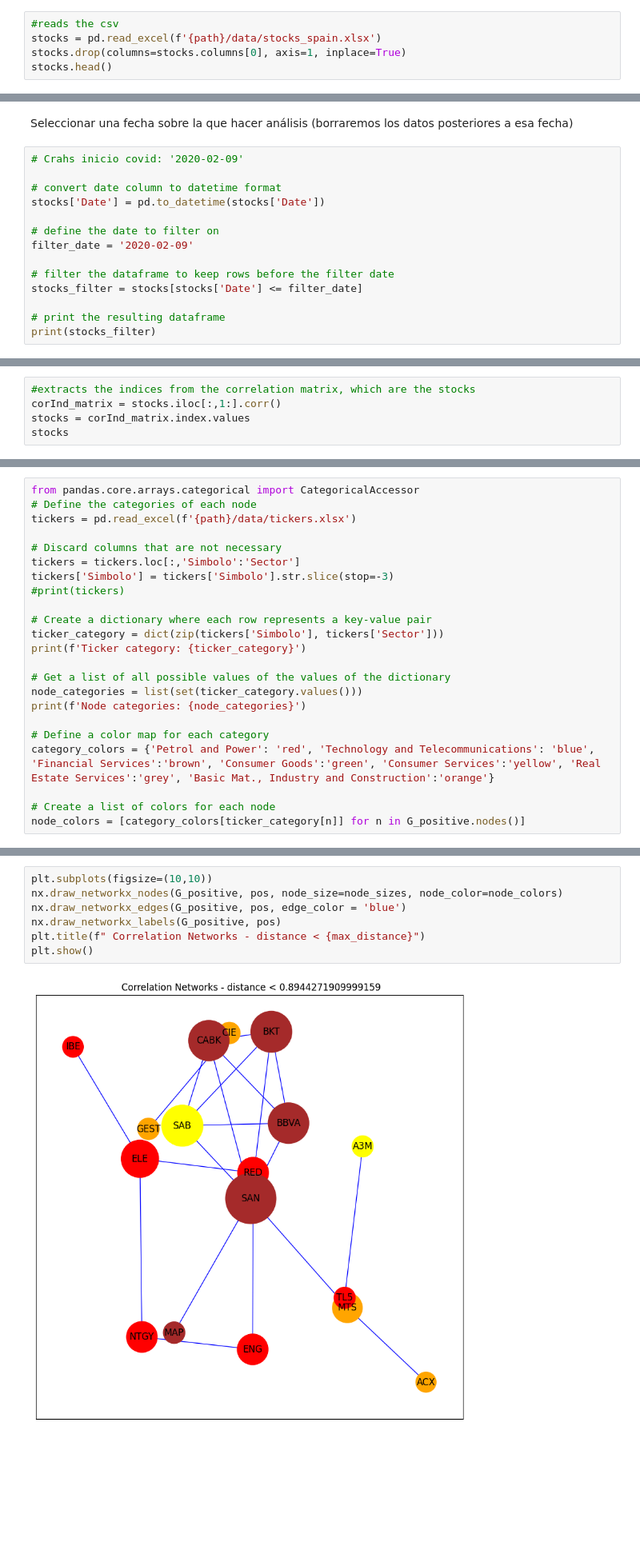
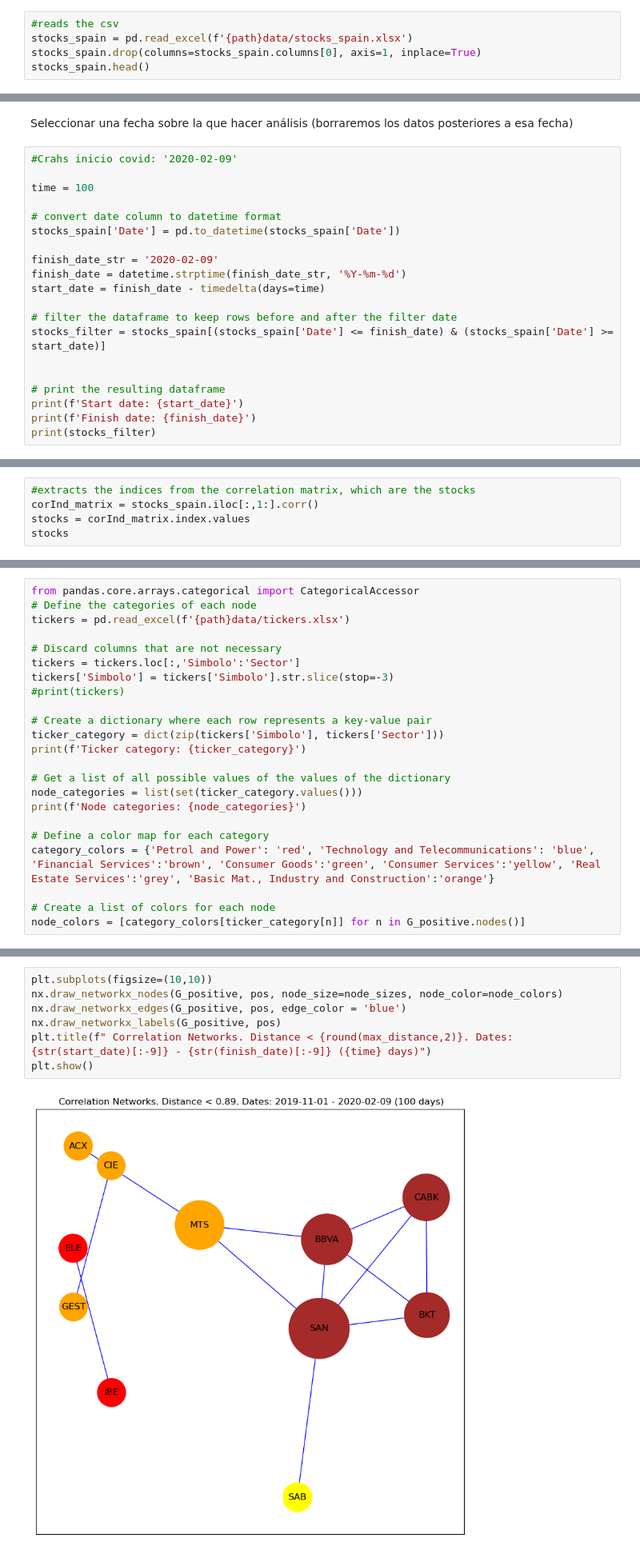
Before and after one commit to victoralcarazlopez/TDA_Stocks_Spain, a Jupyter notebook: Grafos.ipynb, the cells around one changed output, grey strips where cells are left out. Shown at 80% size. Cells and saved outputs as stored; diff of their text form; blank space fills up the shorter version.

```diff
--- a/Grafos.ipynb
+++ b/Grafos.ipynb
@@ -18,6 +20,6 @@ Mounted at /content/drive
 # %%
 #reads the csv
-stocks = pd.read_excel(f'{path}/data/stocks_spain.xlsx')
-stocks.drop(columns=stocks.columns[0], axis=1, inplace=True)
-stocks.head()
+stocks_spain = pd.read_excel(f'{path}data/stocks_spain.xlsx')
+stocks_spain.drop(columns=stocks_spain.columns[0], axis=1, inplace=True)
+stocks_spain.head()
 # %% [output]
@@ -31,17 +33,23 @@ stocks.head()
 # %% [markdown]
 Seleccionar una fecha sobre la que hacer análisis (borraremos los datos posteriores a esa fecha)
 # %%
-# Crahs inicio covid: '2020-02-09'
+#Crahs inicio covid: '2020-02-09'
+
+time = 100
 
 # convert date column to datetime format
-stocks['Date'] = pd.to_datetime(stocks['Date'])
+stocks_spain['Date'] = pd.to_datetime(stocks_spain['Date'])
 
-# define the date to filter on
-filter_date = '2020-02-09'
+finish_date_str = '2020-02-09'
+finish_date = datetime.strptime(finish_date_str, '%Y-%m-%d')
+start_date = finish_date - timedelta(days=time)
 
-# filter the dataframe to keep rows before the filter date
-stocks_filter = stocks[stocks['Date'] <= filter_date]
+# filter the dataframe to keep rows before and after the filter date
+stocks_filter = stocks_spain[(stocks_spain['Date'] <= finish_date) & (stocks_spain['Date'] >= start_date)]
+
 
 # print the resulting dataframe
+print(f'Start date: {start_date}')
+print(f'Finish date: {finish_date}')
 print(stocks_filter)
 # %% [output]
@@ -104,6 +112,6 @@ plt.show()
 # %%
 #extracts the indices from the correlation matrix, which are the stocks
-corInd_matrix = stocks.iloc[:,1:].corr()
+corInd_matrix = stocks_spain.iloc[:,1:].corr()
 stocks = corInd_matrix.index.values
 stocks
 # %% [output]
@@ -236,7 +250,7 @@ pos = nx.kamada_kawai_layout(G_positive)
 # %%
 from pandas.core.arrays.categorical import CategoricalAccessor
 # Define the categories of each node
-tickers = pd.read_excel(f'{path}/data/tickers.xlsx')
+tickers = pd.read_excel(f'{path}data/tickers.xlsx')
 
 # Discard columns that are not necessary
 tickers = tickers.loc[:,'Simbolo':'Sector']
@@ -283,9 +297,9 @@ plt.show()
 # %%
 plt.subplots(figsize=(10,10))
 nx.draw_networkx_nodes(G_positive, pos, node_size=node_sizes, node_color=node_colors)
 nx.draw_networkx_edges(G_positive, pos, edge_color = 'blue')
 nx.draw_networkx_labels(G_positive, pos)
-plt.title(f" Correlation Networks - distance < {max_distance}")
+plt.title(f" Correlation Networks. Distance < {round(max_distance,2)}. Dates: {str(start_date)[:-9]} - {str(finish_date)[:-9]} ({time} days)")
 plt.show()
 # %% [output]
-[figure, old version]
+[figure, new version]
```
Also changed, not shown: parts of 19 cells of this notebook, 1 other file.
